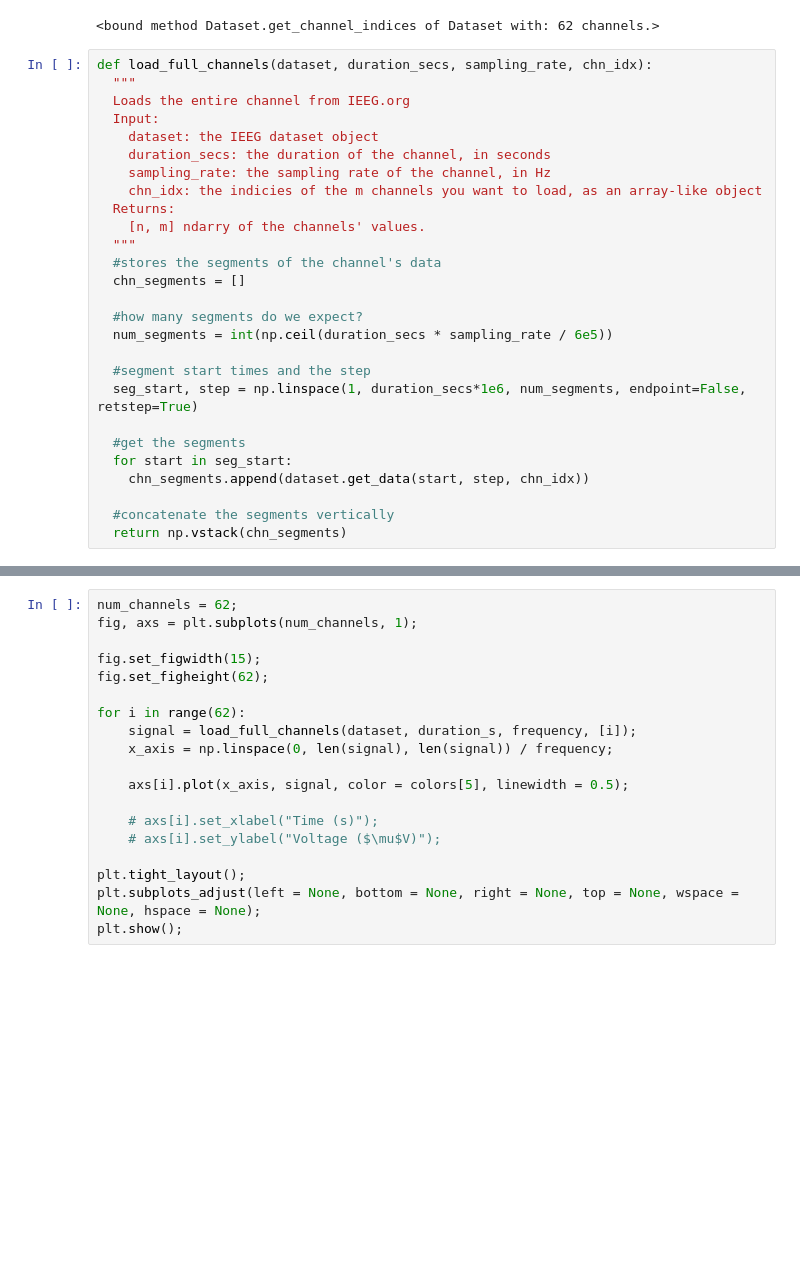
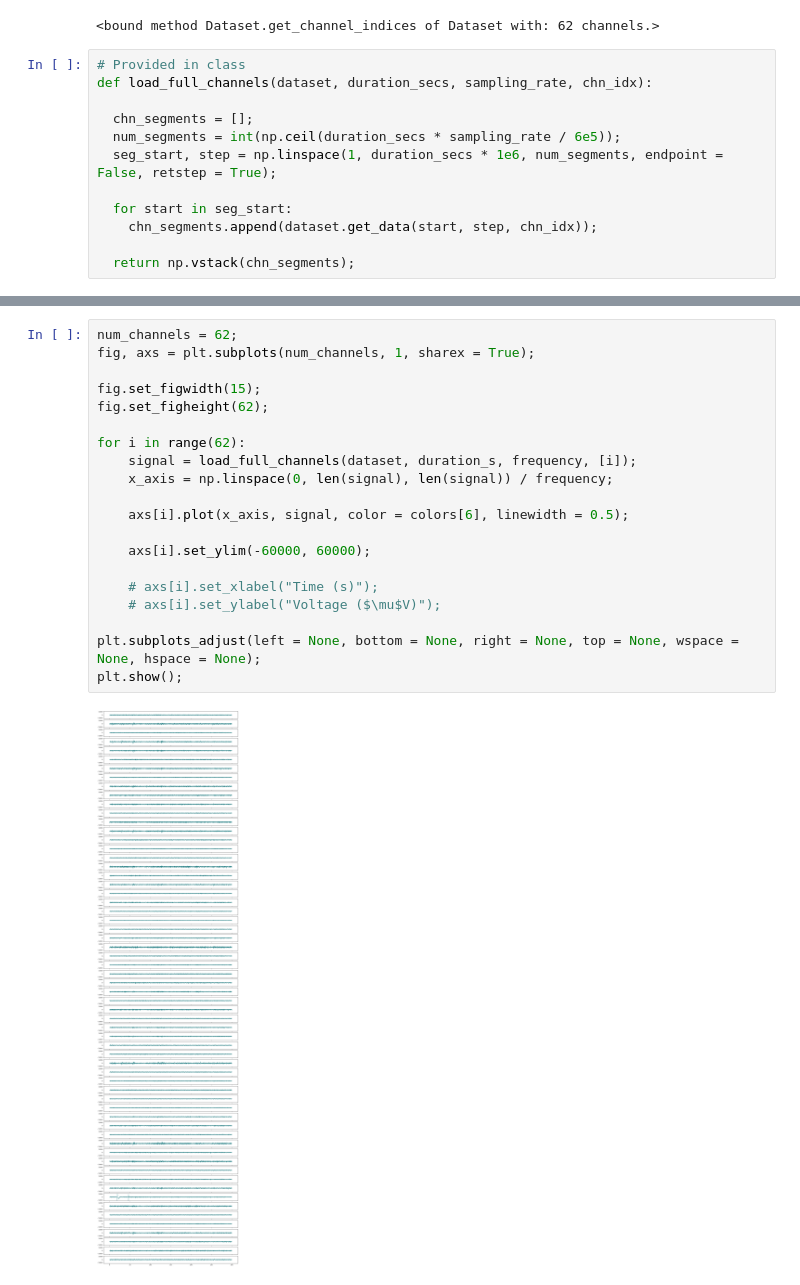
Before and after one commit to jpowell24/learningML, a Jupyter notebook: iEEG_processing/iEEG-test.ipynb, the cells around one changed output, grey strips where cells are left out. Drawn from its saved outputs; the diff is of its cells as text; blank space fills up the shorter version.

```diff
--- a/iEEG_processing/iEEG-test.ipynb
+++ b/iEEG_processing/iEEG-test.ipynb
@@ -26,32 +32,17 @@ print(dataset.get_channel_indices);
 # %% [output]
 <bound method Dataset.get_channel_indices of Dataset with: 62 channels.>
 # %%
+# Provided in class
 def load_full_channels(dataset, duration_secs, sampling_rate, chn_idx):
-  """
-  Loads the entire channel from IEEG.org
-  Input:
-    dataset: the IEEG dataset object
-    duration_secs: the duration of the channel, in seconds
-    sampling_rate: the sampling rate of the channel, in Hz
-    chn_idx: the indicies of the m channels you want to load, as an array-like object
-  Returns:
-    [n, m] ndarry of the channels' values.
-  """
-  #stores the segments of the channel's data
-  chn_segments = []
 
-  #how many segments do we expect?
-  num_segments = int(np.ceil(duration_secs * sampling_rate / 6e5))
+  chn_segments = [];
+  num_segments = int(np.ceil(duration_secs * sampling_rate / 6e5));
+  seg_start, step = np.linspace(1, duration_secs * 1e6, num_segments, endpoint = False, retstep = True);
 
-  #segment start times and the step
-  seg_start, step = np.linspace(1, duration_secs*1e6, num_segments, endpoint=False, retstep=True)
+  for start in seg_start:
+    chn_segments.append(dataset.get_data(start, step, chn_idx));
 
-  #get the segments
-  for start in seg_start:
-    chn_segments.append(dataset.get_data(start, step, chn_idx))
-
-  #concatenate the segments vertically
-  return np.vstack(chn_segments)
+  return np.vstack(chn_segments);
 # %%
 duration_us = dataset.end_time - dataset.start_time; # in microseconds
 duration_s = duration_us * 1e-6; # in seconds
@@ -68,19 +55,22 @@ sec: 300.0, min: 5.0, hr: 0.08, ms: 299999.0
 # %%
 num_channels = 62;
-fig, axs = plt.subplots(num_channels, 1);
+fig, axs = plt.subplots(num_channels, 1, sharex = True);
 
 fig.set_figwidth(15);
 fig.set_figheight(62);
 
 for i in range(62):
     signal = load_full_channels(dataset, duration_s, frequency, [i]);
     x_axis = np.linspace(0, len(signal), len(signal)) / frequency;
 
-    axs[i].plot(x_axis, signal, color = colors[5], linewidth = 0.5);
+    axs[i].plot(x_axis, signal, color = colors[6], linewidth = 0.5);
+
+    axs[i].set_ylim(-60000, 60000);
 
     # axs[i].set_xlabel("Time (s)");
     # axs[i].set_ylabel("Voltage ($\mu$V)");
 
-plt.tight_layout();
 plt.subplots_adjust(left = None, bottom = None, right = None, top = None, wspace = None, hspace = None);
 plt.show();
+# %% [output]
+[figure, added]
```
Also changed, not shown: parts of 13 cells of this notebook.
